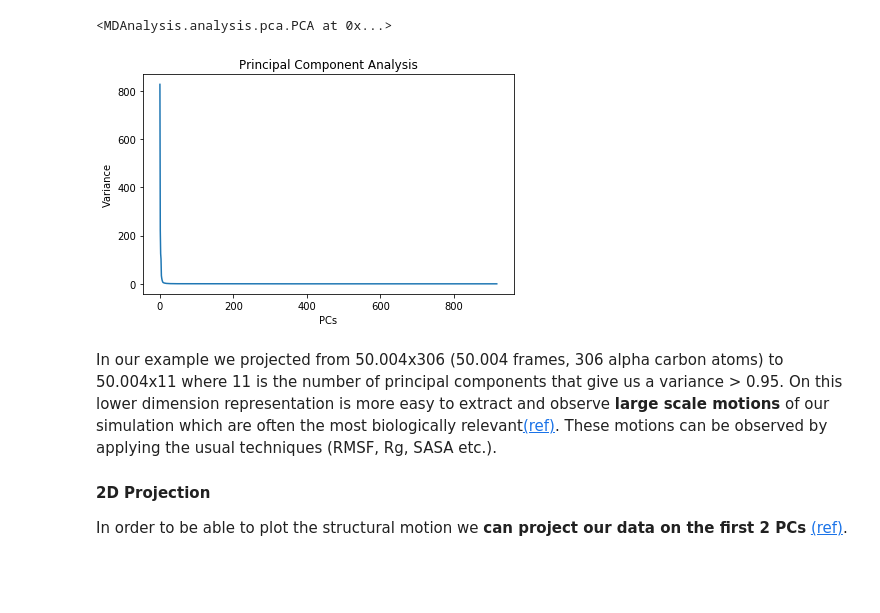
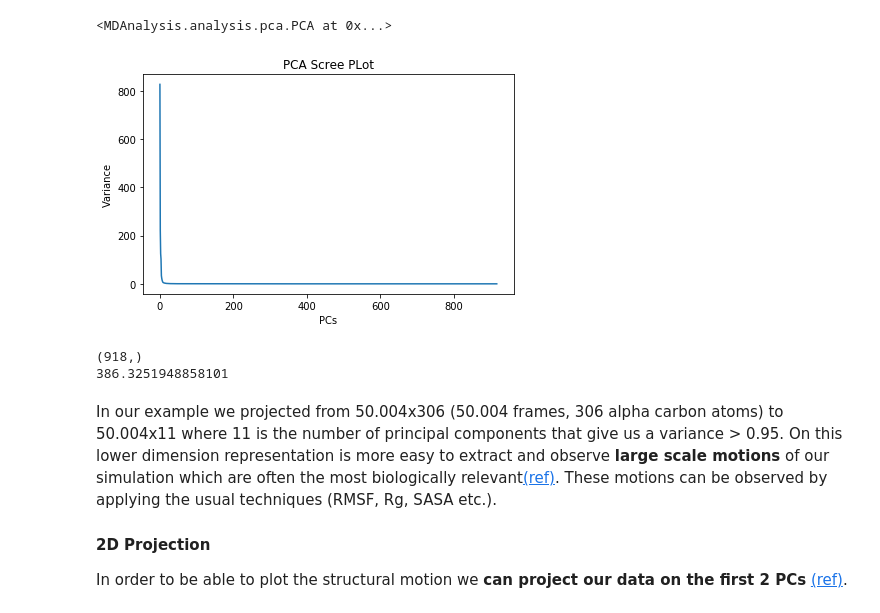
Before and after one commit to MikeXydas/MDSimsEval, a Jupyter notebook: MD_Analysis/nCov_QHD_G75_Analysis.ipynb, the cells around one changed output. Saved outputs shown, nothing was run; the diff lists cells and outputs as text; code cells hidden in the pictures; blank space fills up the shorter version.

```diff
--- a/MD_Analysis/nCov_QHD_G75_Analysis.ipynb
+++ b/MD_Analysis/nCov_QHD_G75_Analysis.ipynb
@@ -247,26 +250,28 @@ ca_pca.run()
 # %%
 # Scree Plot
 plt.plot()
 plt.title('PCA Scree PLot')
 plt.xlabel('PCs')
 plt.ylabel('Variance')
 plt.plot(np.arange(len(ca_pca.cumulated_variance)), ca_pca.variance)
 plt.tight_layout()
 plt.show()
 
 # Calculate component loadings
-loads = ca_pca.p_components @ np.sqrt(ca_pca.cumulated_variance)
-# print(loads[:5])
-
+loads = ca_pca.p_components @ np.sqrt(ca_pca.variance)
+print(loads.shape)
+print(np.sum(loads))
 # Get the PCs that give us 95% variance
 n_pcs = np.where(ca_pca.cumulated_variance > 0.95)[0][0]
 atomgroup = u.select_atoms('name CA')
 
 # Transform our alpha carbon atoms to the first k PCs, resulted shape: #frames, k
-pca_space = ca_pca.transform(atomgroup, n_components=n_pcs)
-print(pca_space.shape)
+# pca_space = ca_pca.transform(atomgroup, n_components=n_pcs)
+# print(pca_space.shape)
 # %% [output]
-[figure, old version]
+[figure, new version]
+(918,)
+386.3251948858101
 # %% [markdown]
 In our example we projected from 50.004x306 (50.004 frames, 306 alpha carbon atoms) to 50.004x11 where 11 is the number of principal components that give us a variance > 0.95. On this lower dimension representation is more easy to extract and observe **large scale motions** of our simulation which are often the most biologically relevant[(ref)](https://www.ncbi.nlm.nih.gov/pmc/articles/PMC4676806/pdf/nihms739932.pdf). These motions can be observed by applying the usual techniques (RMSF, Rg, SASA etc.).
 
```
Also changed, not shown: parts of 6 cells of this notebook.
